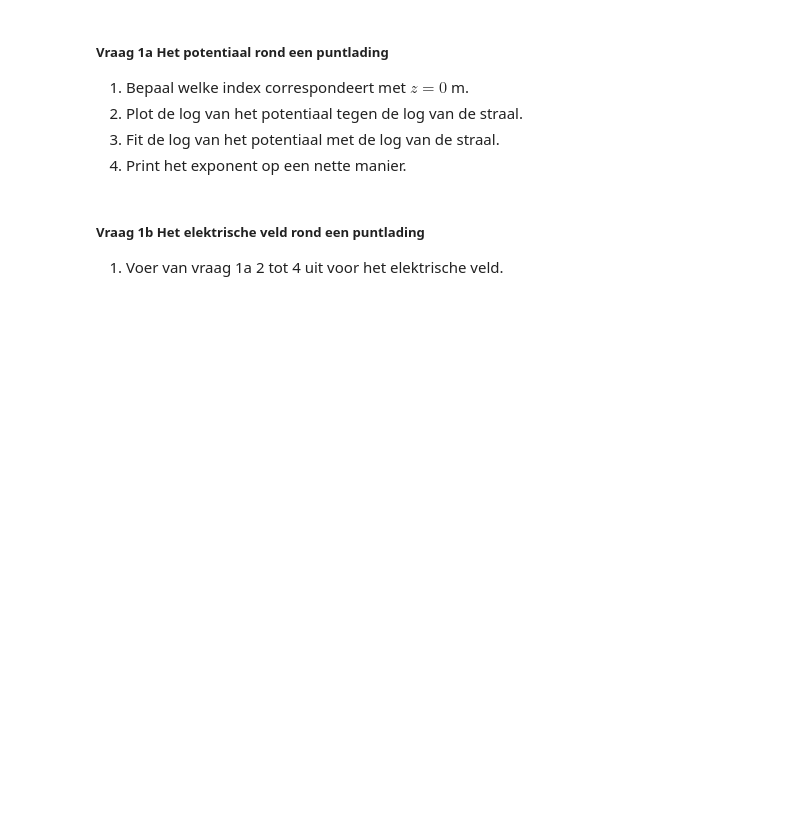
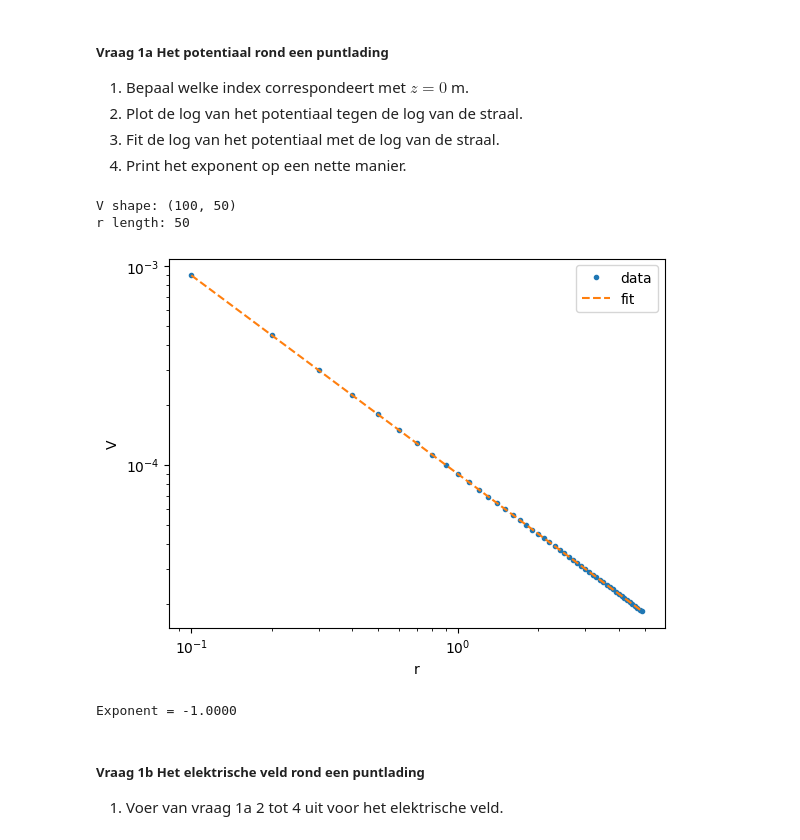
Before and after one commit to zalwani/opdrachten-DEF-D, a Jupyter notebook: DigitaleOntwerpopdrachten/1CondensatorOpdracht/CondensatorOntwerpopdracht.ipynb, the cells around one changed output. Cells and saved outputs as stored; diff of their text form; code cells hidden in the pictures; blank space fills up the shorter version.

```diff
--- a/DigitaleOntwerpopdrachten/1CondensatorOpdracht/CondensatorOntwerpopdracht.ipynb
+++ b/DigitaleOntwerpopdrachten/1CondensatorOpdracht/CondensatorOntwerpopdracht.ipynb
@@ -87,9 +88,39 @@ plot_results_pt_charge_at_origin(Ez, Er, normE, V, r, z, grid_step)
 3. Fit de log van het potentiaal met de log van de straal.
 4. Print het exponent op een nette manier.
 # %%
-###
-###Hier jouw code###
-###
+# z=0 index bepalen uit z-array
+index_z0 = np.argmin(np.abs(z))
+
+# Neem rij bij z=0
+V_slice = V[index_z0, :]
+
+# r=0 verwijderen (singulariteit)
+r_pos = r[1:]
+V_pos = V_slice[1:]
+
+# Model: V = C r^a
+def power_law(r, C, a):
+    return C * r**a
+
+# Fit
+popt, pcov = curve_fit(power_law, r_pos, V_pos)
+
+C_fit, exponent = popt
+
+# Plot
+plt.loglog(r_pos, V_pos, '.', label="data")
+plt.loglog(r_pos, power_law(r_pos, *popt), '--', label="fit")
+plt.xlabel("r")
+plt.ylabel("V")
+plt.legend()
+plt.show()
+
+print(f"Exponent = {exponent:.4f}")
+# %% [output]
+V shape: (100, 50)
+r length: 50
+[figure, added]
+Exponent = -1.0000
 # %% [markdown]
 ##### Vraag 1b Het elektrische veld rond een puntlading
 1. Voer van vraag 1a 2 tot 4 uit voor het elektrische veld.
```
Also changed, not shown: parts of 6 cells of this notebook.
